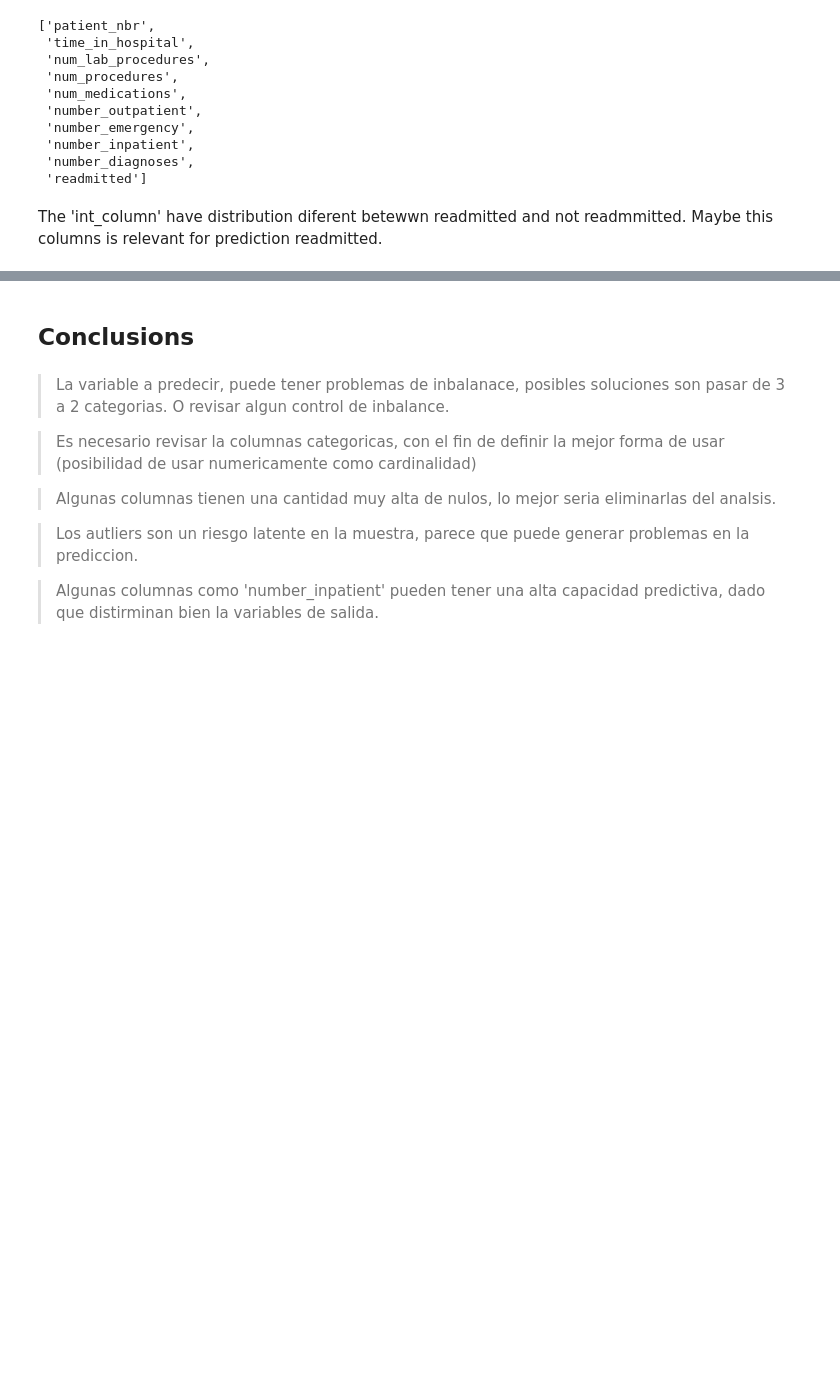
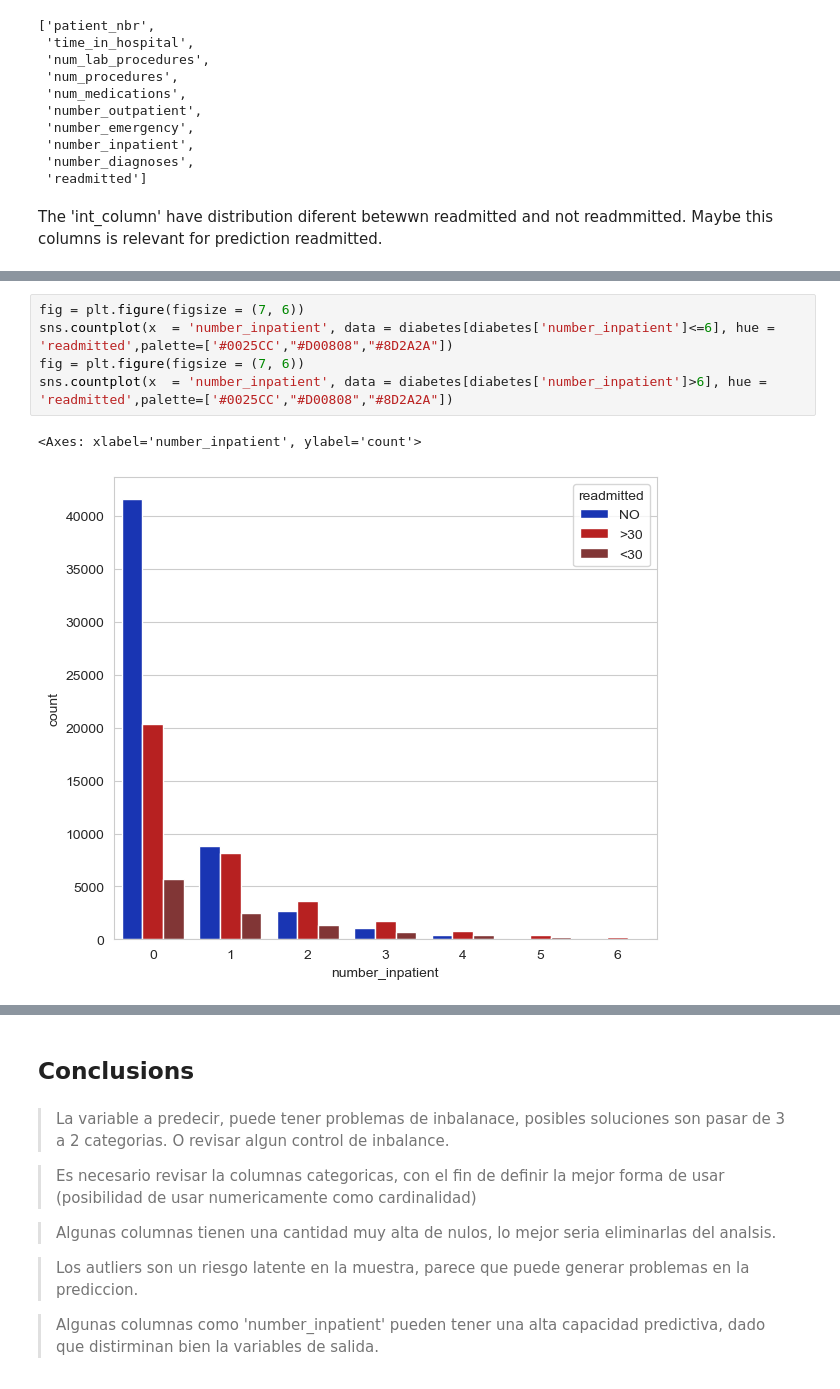
Before and after one commit to Nicolasc-ER/diabetes_agata_test, a Jupyter notebook: EDA/EDA_dataset.ipynb, the cells around one changed output, grey strips where cells are left out. Saved outputs shown, nothing was run; the diff lists cells and outputs as text; blank space fills up the shorter version.

```diff
--- a/EDA/EDA_dataset.ipynb
+++ b/EDA/EDA_dataset.ipynb
@@ -265,0 +301,8 @@ sns.pairplot(diabetes[int_column].head(100), hue = 'readmitted')
+# %%
+fig = plt.figure(figsize = (7, 6))
+sns.countplot(x  = 'number_inpatient', data = diabetes[diabetes['number_inpatient']<=6], hue = 'readmitted',palette=['#0025CC',"#D00808","#8D2A2A"])
+fig = plt.figure(figsize = (7, 6))
+sns.countplot(x  = 'number_inpatient', data = diabetes[diabetes['number_inpatient']>6], hue = 'readmitted',palette=['#0025CC',"#D00808","#8D2A2A"])
+# %% [output]
+<Axes: xlabel='number_inpatient', ylabel='count'>
+[figure, added]
```
Also changed, not shown: parts of 14 cells of this notebook.
